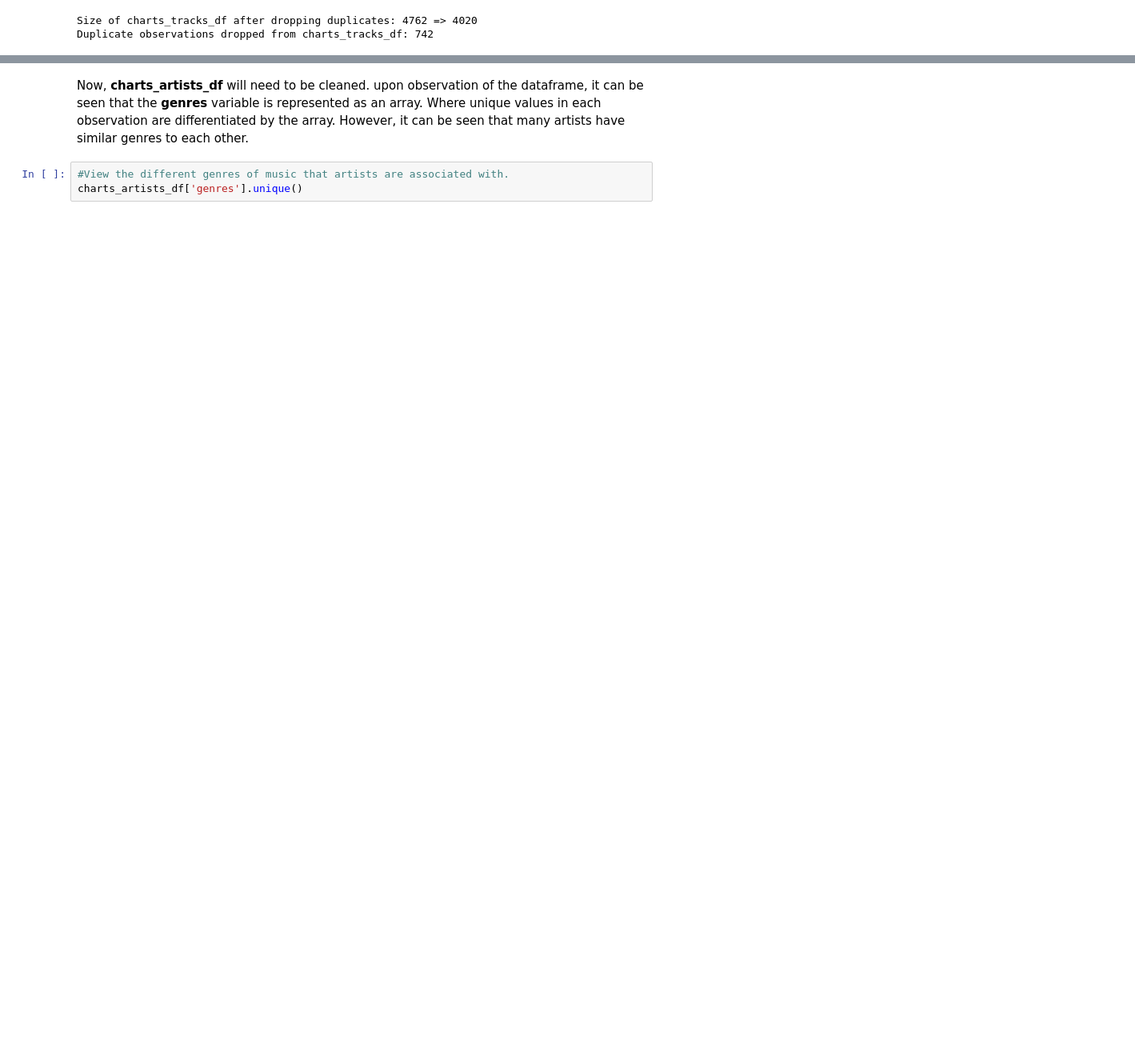
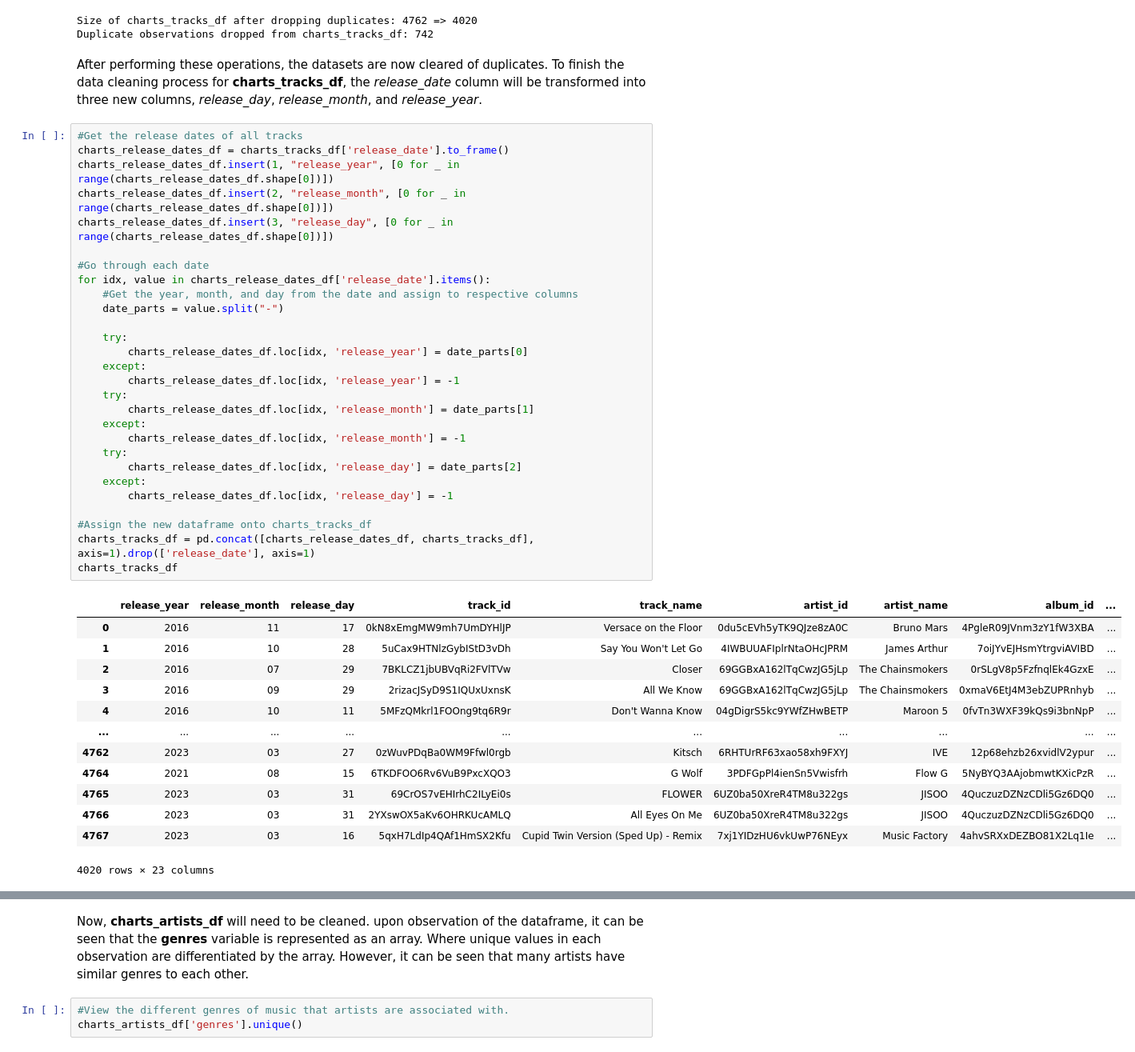
Before and after one commit to ADichoso/CSMODEL-Project-XX22-G1, a Jupyter notebook: SpotifyDataset.ipynb, the cells around one changed output, grey strips where cells are left out. Shown at 80% size. Drawn from its saved outputs; the diff is of its cells as text; blank space fills up the shorter version.

```diff
--- a/SpotifyDataset.ipynb
+++ b/SpotifyDataset.ipynb
@@ -538,3 +538,47 @@ print(f"Duplicate observations dropped from charts_tracks_df: {total}")
 # %% [output]
 Size of charts_tracks_df after dropping duplicates: 4762 => 4020
 Duplicate observations dropped from charts_tracks_df: 742
+# %% [markdown]
+After performing these operations, the datasets are now cleared of duplicates. To finish the data cleaning process for **charts_tracks_df**, the *release_date* column will be transformed into three new columns, *release_day*, *release_month*, and *release_year*.
+# %%
+#Get the release dates of all tracks
+charts_release_dates_df = charts_tracks_df['release_date'].to_frame()
+charts_release_dates_df.insert(1, "release_year", [0 for _ in range(charts_release_dates_df.shape[0])])
+charts_release_dates_df.insert(2, "release_month", [0 for _ in range(charts_release_dates_df.shape[0])])
+charts_release_dates_df.insert(3, "release_day", [0 for _ in range(charts_release_dates_df.shape[0])])
+
+#Go through each date
+for idx, value in charts_release_dates_df['release_date'].items():
+    #Get the year, month, and day from the date and assign to respective columns
+    date_parts = value.split("-")
+
+    try:
+        charts_release_dates_df.loc[idx, 'release_year'] = date_parts[0]
+    except:
+        charts_release_dates_df.loc[idx, 'release_year'] = -1
+    try:
+        charts_release_dates_df.loc[idx, 'release_month'] = date_parts[1]
+    except:
+        charts_release_dates_df.loc[idx, 'release_month'] = -1
+    try:
+        charts_release_dates_df.loc[idx, 'release_day'] = date_parts[2]
+    except:
+        charts_release_dates_df.loc[idx, 'release_day'] = -1
+
+#Assign the new dataframe onto charts_tracks_df
+charts_tracks_df = pd.concat([charts_release_dates_df, charts_tracks_df], axis=1).drop(['release_date'], axis=1)
+charts_tracks_df
+# %% [output]
+|  | release_year | release_month | release_day | track_id | track_name | artist_id | artist_name | album_id | ... |
+| 0 | 2016 | 11 | 17 | 0kN8xEmgMW9mh7UmDYHlJP | Versace on the Floor | 0du5cEVh5yTK9QJze8zA0C | Bruno Mars | 4PgleR09JVnm3zY1fW3XBA | ... |
+| 1 | 2016 | 10 | 28 | 5uCax9HTNlzGybIStD3vDh | Say You Won't Let Go | 4IWBUUAFIplrNtaOHcJPRM | James Arthur | 7oiJYvEJHsmYtrgviAVIBD | ... |
+| 2 | 2016 | 07 | 29 | 7BKLCZ1jbUBVqRi2FVlTVw | Closer | 69GGBxA162lTqCwzJG5jLp | The Chainsmokers | 0rSLgV8p5FzfnqlEk4GzxE | ... |
+| 3 | 2016 | 09 | 29 | 2rizacJSyD9S1IQUxUxnsK | All We Know | 69GGBxA162lTqCwzJG5jLp | The Chainsmokers | 0xmaV6EtJ4M3ebZUPRnhyb | ... |
+| 4 | 2016 | 10 | 11 | 5MFzQMkrl1FOOng9tq6R9r | Don't Wanna Know | 04gDigrS5kc9YWfZHwBETP | Maroon 5 | 0fvTn3WXF39kQs9i3bnNpP | ... |
+| ... | ... | ... | ... | ... | ... | ... | ... | ... | ... |
+| 4762 | 2023 | 03 | 27 | 0zWuvPDqBa0WM9Ffwl0rgb | Kitsch | 6RHTUrRF63xao58xh9FXYJ | IVE | 12p68ehzb26xvidlV2ypur | ... |
+| 4764 | 2021 | 08 | 15 | 6TKDFOO6Rv6VuB9PxcXQO3 | G Wolf | 3PDFGpPl4ienSn5Vwisfrh | Flow G | 5NyBYQ3AAjobmwtKXicPzR | ... |
+| 4765 | 2023 | 03 | 31 | 69CrOS7vEHIrhC2ILyEi0s | FLOWER | 6UZ0ba50XreR4TM8u322gs | JISOO | 4QuczuzDZNzCDli5Gz6DQ0 | ... |
+| 4766 | 2023 | 03 | 31 | 2YXswOX5aKv6OHRKUcAMLQ | All Eyes On Me | 6UZ0ba50XreR4TM8u322gs | JISOO | 4QuczuzDZNzCDli5Gz6DQ0 | ... |
+| 4767 | 2023 | 03 | 16 | 5qxH7LdIp4QAf1HmSX2Kfu | Cupid Twin Version (Sped Up) - Remix | 7xj1YIDzHU6vkUwP76NEyx | Music Factory | 4ahvSRXxDEZBO81X2Lq1Ie | ... |
+4020 rows × 23 columns
```
Also changed, not shown: parts of 21 cells of this notebook.
